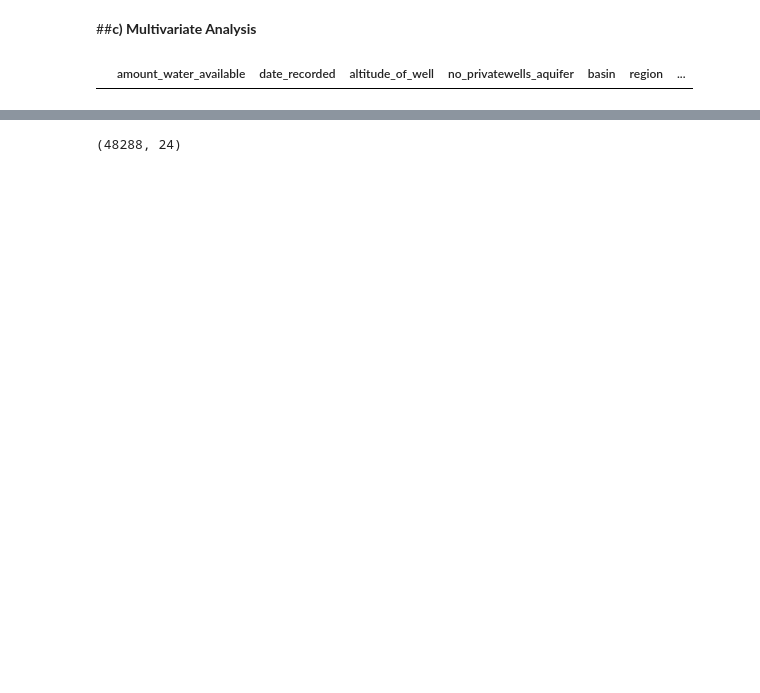
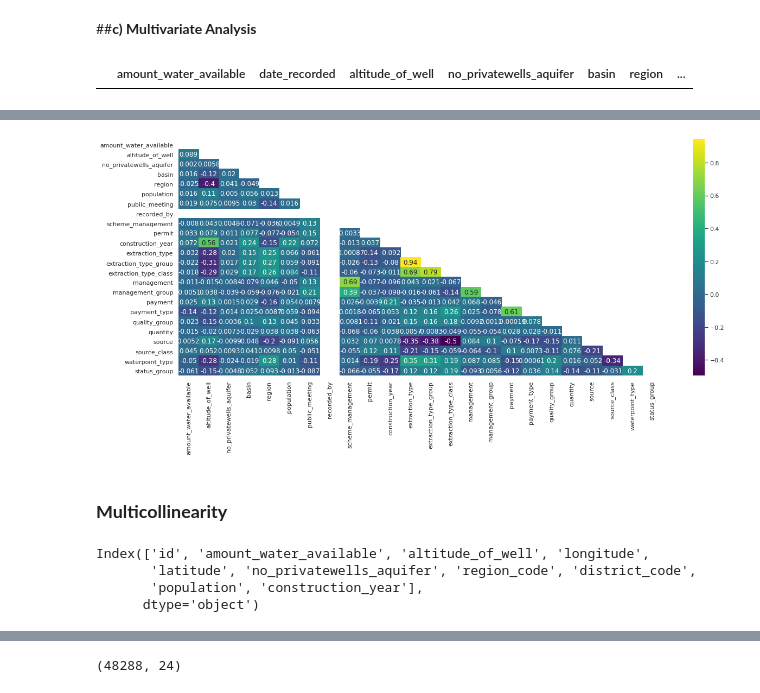
Before and after one commit to njonge-nathan/Capstone-Data-Mining-the-Water-Table.ipynb, a Jupyter notebook: Capstone_Data_Mining_the_Water_Table.ipynb, the cells around one changed output, grey strips where cells are left out. Cells and saved outputs as stored; diff of their text form; code cells hidden in the pictures; blank space fills up the shorter version.

```diff
--- a/Capstone_Data_Mining_the_Water_Table.ipynb
+++ b/Capstone_Data_Mining_the_Water_Table.ipynb
@@ -1213,0 +1276,19 @@ train_df.head(1)
+# %%
+mask = np.zeros_like(train_df.corr())
+mask[np.triu_indices_from(mask)] = True
+with sns.axes_style("white"):
+    f, ax = plt.subplots(figsize=(20,8))
+    ax = sns.heatmap(train_df.corr(),
+mask=mask,annot=True,cmap="viridis")
+# %% [output]
+[figure, added]
+# %% [markdown]
+### **Multicollinearity**
+# %%
+y = train_final.select_dtypes(include='number')
+y.columns
+# %% [output]
+Index(['id', 'amount_water_available', 'altitude_of_well', 'longitude',
+       'latitude', 'no_privatewells_aquifer', 'region_code', 'district_code',
+       'population', 'construction_year'],
+      dtype='object')
```
Also changed, not shown: parts of 135 cells of this notebook.
